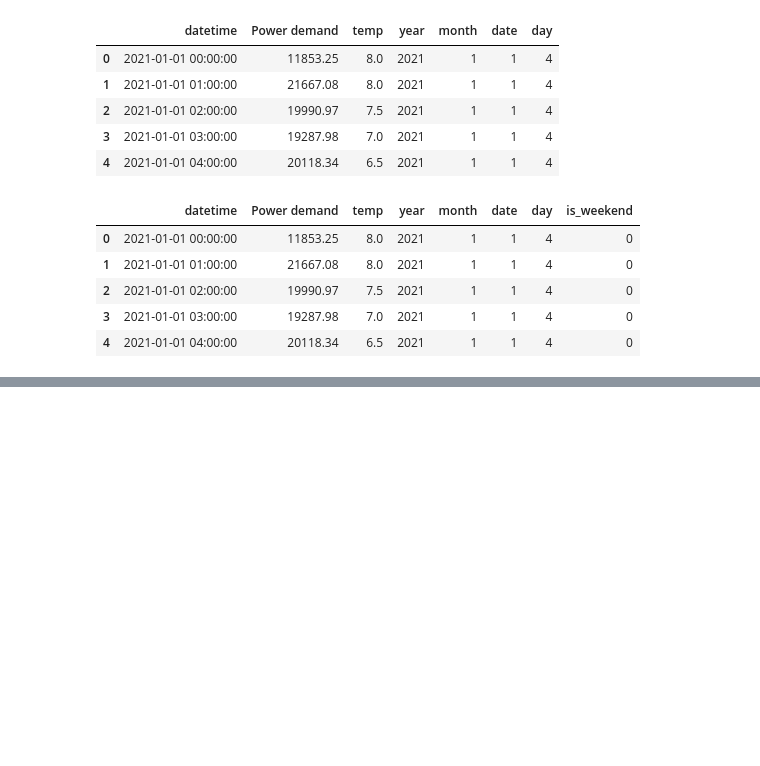
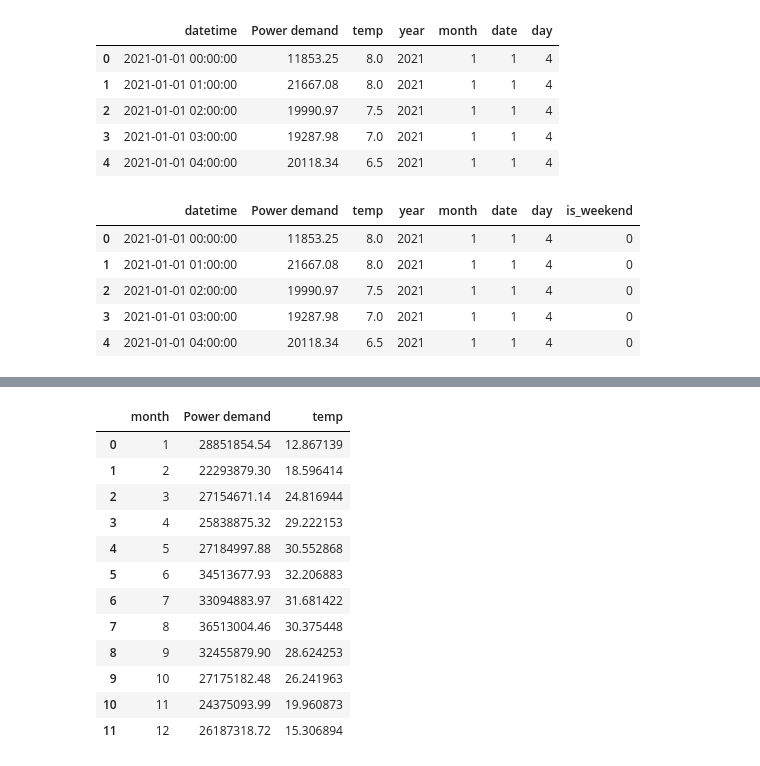
Before and after one commit to halsangihs/miniProject, a Jupyter notebook: main.ipynb, the cells around one changed output, grey strips where cells are left out. Saved outputs shown, nothing was run; the diff lists cells and outputs as text; code cells hidden in the pictures; blank space fills up the shorter version.

```diff
--- a/main.ipynb
+++ b/main.ipynb
@@ -151,0 +147,21 @@ print(df.head(50))
+# %%
+df_2021 = df[(df["year"] == 2021)]
+monthly_df_2021 = df_2021.groupby(by="month").agg({
+    "Power demand": "sum",
+    "temp": "mean"
+}).reset_index()
+monthly_df_2021
+# %% [output]
+|  | month | Power demand | temp |
+| 0 | 1 | 28851854.54 | 12.867139 |
+| 1 | 2 | 22293879.30 | 18.596414 |
+| 2 | 3 | 27154671.14 | 24.816944 |
+| 3 | 4 | 25838875.32 | 29.222153 |
+| 4 | 5 | 27184997.88 | 30.552868 |
+| 5 | 6 | 34513677.93 | 32.206883 |
+| 6 | 7 | 33094883.97 | 31.681422 |
+| 7 | 8 | 36513004.46 | 30.375448 |
+| 8 | 9 | 32455879.90 | 28.624253 |
+| 9 | 10 | 27175182.48 | 26.241963 |
+| 10 | 11 | 24375093.99 | 19.960873 |
+| 11 | 12 | 26187318.72 | 15.306894 |
```
Also changed, not shown: parts of 3 cells of this notebook.
